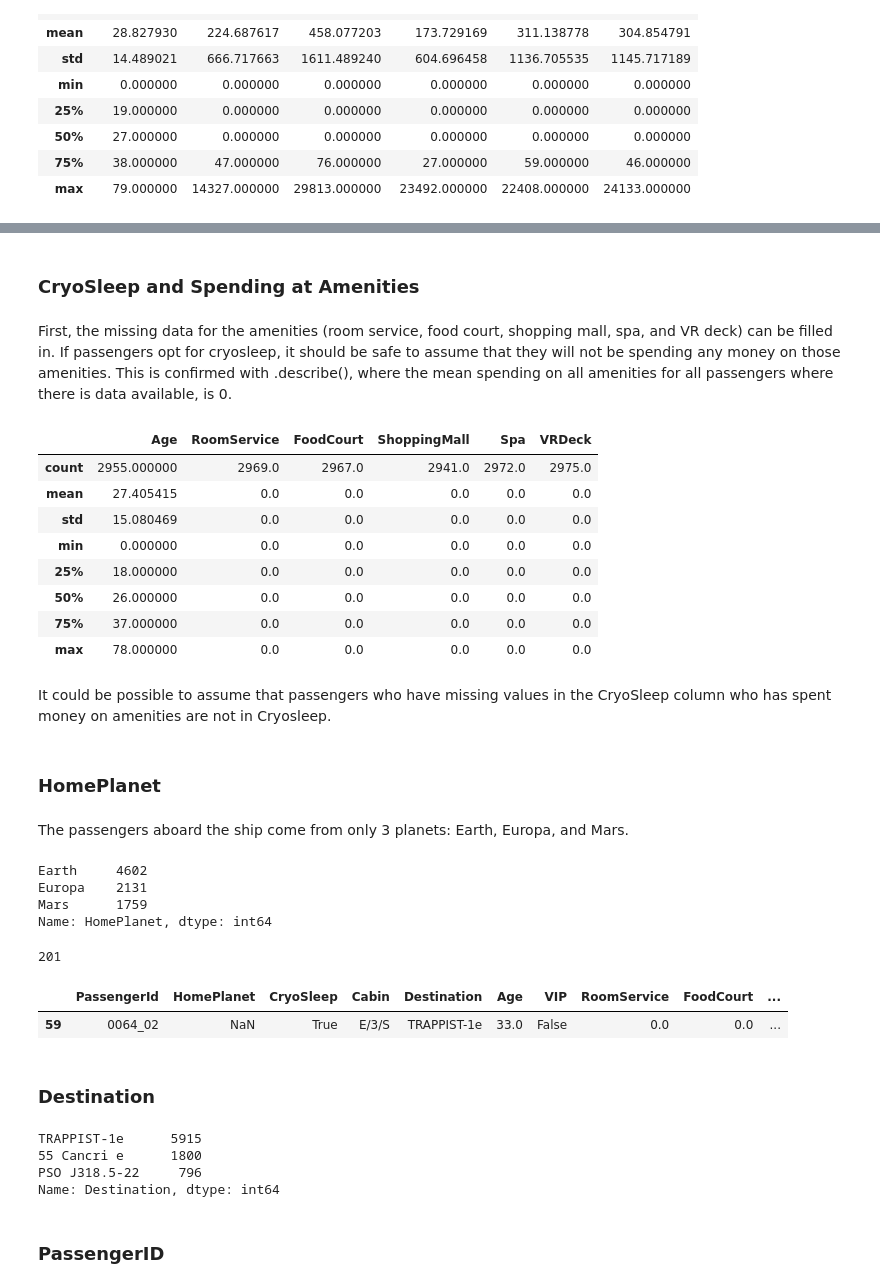
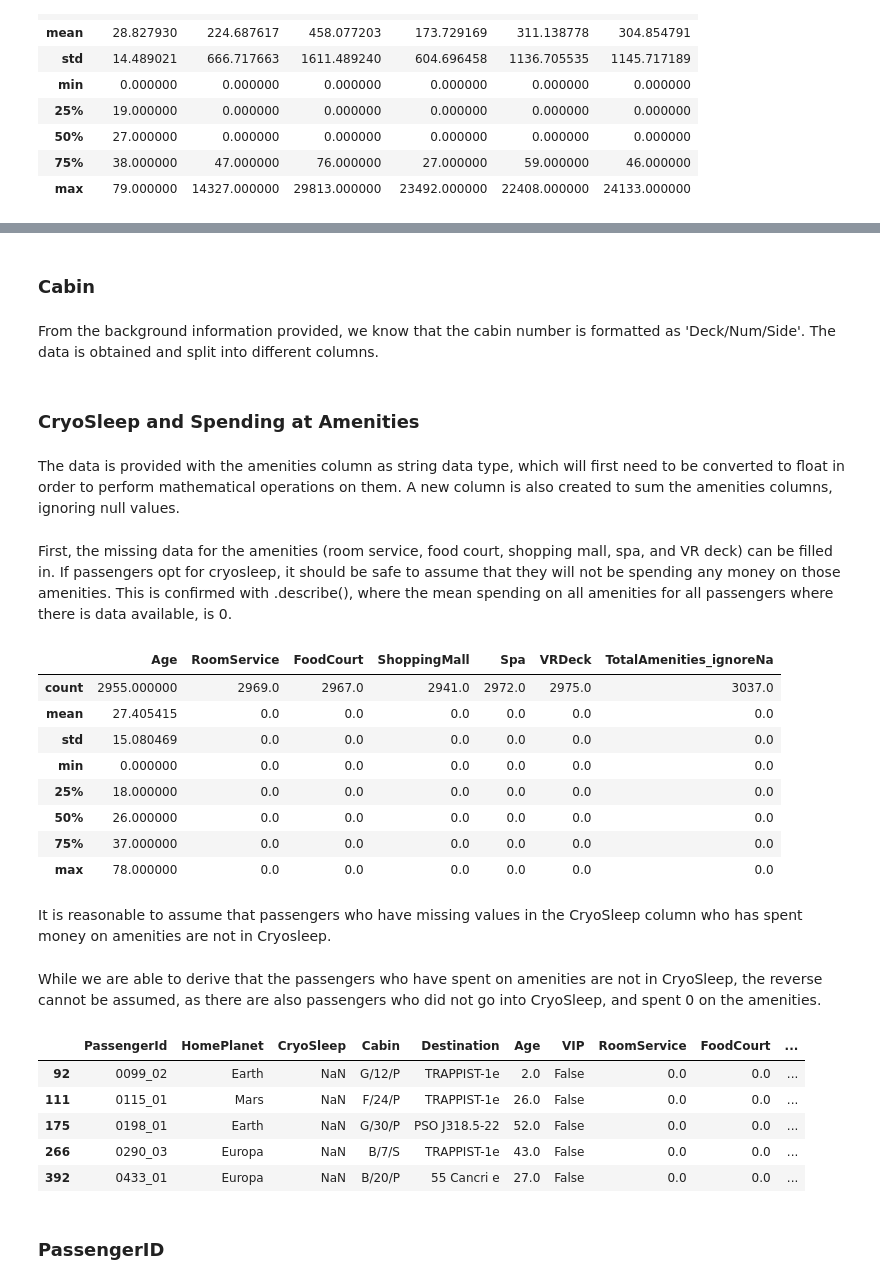
Before and after one commit to keiran0/kaggle-spaceship-titanic, a Jupyter notebook: notebook.ipynb, the cells around one changed output, grey strips where cells are left out. Cells and saved outputs as stored; diff of their text form; code cells hidden in the pictures.

```diff
--- a/notebook.ipynb
+++ b/notebook.ipynb
@@ -86,0 +97,4 @@ memory usage: 1.3+ MB
+# %% [markdown]
+### Cabin
+# %% [markdown]
+From the background information provided, we know that the cabin number is formatted as 'Deck/Num/Side'. The data is obtained and split into different columns.
@@ -87,56 +103,42 @@ memory usage: 1.3+ MB
 # %% [markdown]
 ### CryoSleep and Spending at Amenities
+# %% [markdown]
+The data is provided with the amenities column as string data type, which will first need to be converted to float in order to perform mathematical operations on them. A new column is also created to sum the amenities columns, ignoring null values.
+# %%
+df[['RoomService','FoodCourt','ShoppingMall','Spa','VRDeck']] = df[['RoomService','FoodCourt','ShoppingMall','Spa','VRDeck']].astype(float)
+df['TotalAmenities_ignoreNa'] = df[['RoomService','FoodCourt','ShoppingMall','Spa','VRDeck']].sum(axis=1, skipna=True)
+df['TotalAmenities'] = df[['RoomService','FoodCourt','ShoppingMall','Spa','VRDeck']].sum(axis=1, skipna=False)
 # %% [markdown]
 First, the missing data for the amenities (room service, food court, shopping mall, spa, and VR deck) can be filled in. If passengers opt for cryosleep, it should be safe to assume that they will not be spending any money on those amenities. This is confirmed with .describe(), where the mean spending on all amenities for all passengers where there is data available, is 0.
 # %%
 df[df['CryoSleep']==True].describe()
 # %% [output]
-|  | Age | RoomService | FoodCourt | ShoppingMall | Spa | VRDeck |
-| count | 2955.000000 | 2969.0 | 2967.0 | 2941.0 | 2972.0 | 2975.0 |
-| mean | 27.405415 | 0.0 | 0.0 | 0.0 | 0.0 | 0.0 |
-| std | 15.080469 | 0.0 | 0.0 | 0.0 | 0.0 | 0.0 |
-| min | 0.000000 | 0.0 | 0.0 | 0.0 | 0.0 | 0.0 |
-| 25% | 18.000000 | 0.0 | 0.0 | 0.0 | 0.0 | 0.0 |
-| 50% | 26.000000 | 0.0 | 0.0 | 0.0 | 0.0 | 0.0 |
-| 75% | 37.000000 | 0.0 | 0.0 | 0.0 | 0.0 | 0.0 |
-| max | 78.000000 | 0.0 | 0.0 | 0.0 | 0.0 | 0.0 |
+|  | Age | RoomService | FoodCourt | ShoppingMall | Spa | VRDeck | TotalAmenities_ignoreNa |
+| count | 2955.000000 | 2969.0 | 2967.0 | 2941.0 | 2972.0 | 2975.0 | 3037.0 |
+| mean | 27.405415 | 0.0 | 0.0 | 0.0 | 0.0 | 0.0 | 0.0 |
+| std | 15.080469 | 0.0 | 0.0 | 0.0 | 0.0 | 0.0 | 0.0 |
+| min | 0.000000 | 0.0 | 0.0 | 0.0 | 0.0 | 0.0 | 0.0 |
+| 25% | 18.000000 | 0.0 | 0.0 | 0.0 | 0.0 | 0.0 | 0.0 |
+| 50% | 26.000000 | 0.0 | 0.0 | 0.0 | 0.0 | 0.0 | 0.0 |
+| 75% | 37.000000 | 0.0 | 0.0 | 0.0 | 0.0 | 0.0 | 0.0 |
+| max | 78.000000 | 0.0 | 0.0 | 0.0 | 0.0 | 0.0 | 0.0 |
 # %%
 df.loc[df['CryoSleep'] == True, ["RoomService", "FoodCourt", "ShoppingMall", "Spa", "VRDeck"]] = df.loc[df['CryoSleep'] == True, ["RoomService", "FoodCourt", "ShoppingMall", "Spa", "VRDeck"]].fillna(0.0)
 # %% [markdown]
-It could be possible to assume that passengers who have missing values in the CryoSleep column who has spent money on amenities are not in Cryosleep.
+It is reasonable to assume that passengers who have missing values in the CryoSleep column who has spent money on amenities are not in Cryosleep.
-# %%
-df[['RoomService','FoodCourt','ShoppingMall','Spa','VRDeck']] = df[['RoomService','FoodCourt','ShoppingMall','Spa','VRDeck']].astype(float)
-df['TotalAmenities'] = df['RoomService'] + df['FoodCourt'] + df['ShoppingMall'] + df['VRDeck'] + df['Spa']
-df['TotalAmenities_ignoreNa'] = df[['RoomService','FoodCourt','ShoppingMall','Spa','VRDeck']].sum(axis=1, skipna=True)
-# %% [markdown]
-### HomePlanet
-# %% [markdown]
-The passengers aboard the ship come from only 3 planets: Earth, Europa, and Mars.
-# %%
-df['HomePlanet'].value_counts()
-# %% [output]
-Earth     4602
-Europa    2131
-Mars      1759
-Name: HomePlanet, dtype: int64
-# %%
-df['HomePlanet'].isnull().sum()
-# %% [output]
-201
+# %%
+df.loc[(df['TotalAmenities_ignoreNa']>0.0) & (df['CryoSleep'].isnull()), ['CryoSleep']] = df.loc[(df['TotalAmenities_ignoreNa']!=0.0) & (df['CryoSleep'].isnull()), ['CryoSleep']].fillna(False)
+# %% [markdown]
+While we are able to derive that the passengers who have spent on amenities are not in CryoSleep, the reverse cannot be assumed, as there are also passengers who did not go into CryoSleep, and spent 0 on the amenities.
 # %%
-df[df['HomePlanet'].isnull()].head(1)
+df[(df['TotalAmenities_ignoreNa']==0.0) & (df['CryoSleep'].isnull())].head()
 # %% [output]
 |  | PassengerId | HomePlanet | CryoSleep | Cabin | Destination | Age | VIP | RoomService | FoodCourt | ... |
-| 59 | 0064_02 | NaN | True | E/3/S | TRAPPIST-1e | 33.0 | False | 0.0 | 0.0 | ... |
+| 92 | 0099_02 | Earth | NaN | G/12/P | TRAPPIST-1e | 2.0 | False | 0.0 | 0.0 | ... |
+| 111 | 0115_01 | Mars | NaN | F/24/P | TRAPPIST-1e | 26.0 | False | 0.0 | 0.0 | ... |
+| 175 | 0198_01 | Earth | NaN | G/30/P | PSO J318.5-22 | 52.0 | False | 0.0 | 0.0 | ... |
+| 266 | 0290_03 | Europa | NaN | B/7/S | TRAPPIST-1e | 43.0 | False | 0.0 | 0.0 | ... |
+| 392 | 0433_01 | Europa | NaN | B/20/P | 55 Cancri e | 27.0 | False | 0.0 | 0.0 | ... |
-# %% [markdown]
-### Destination
-# %%
-df['Destination'].value_counts()
-# %% [output]
-TRAPPIST-1e      5915
-55 Cancri e      1800
-PSO J318.5-22     796
-Name: Destination, dtype: int64
 # %% [markdown]
 ### PassengerID
 # %% [markdown]
```
Also changed, not shown: parts of 17 cells of this notebook.
